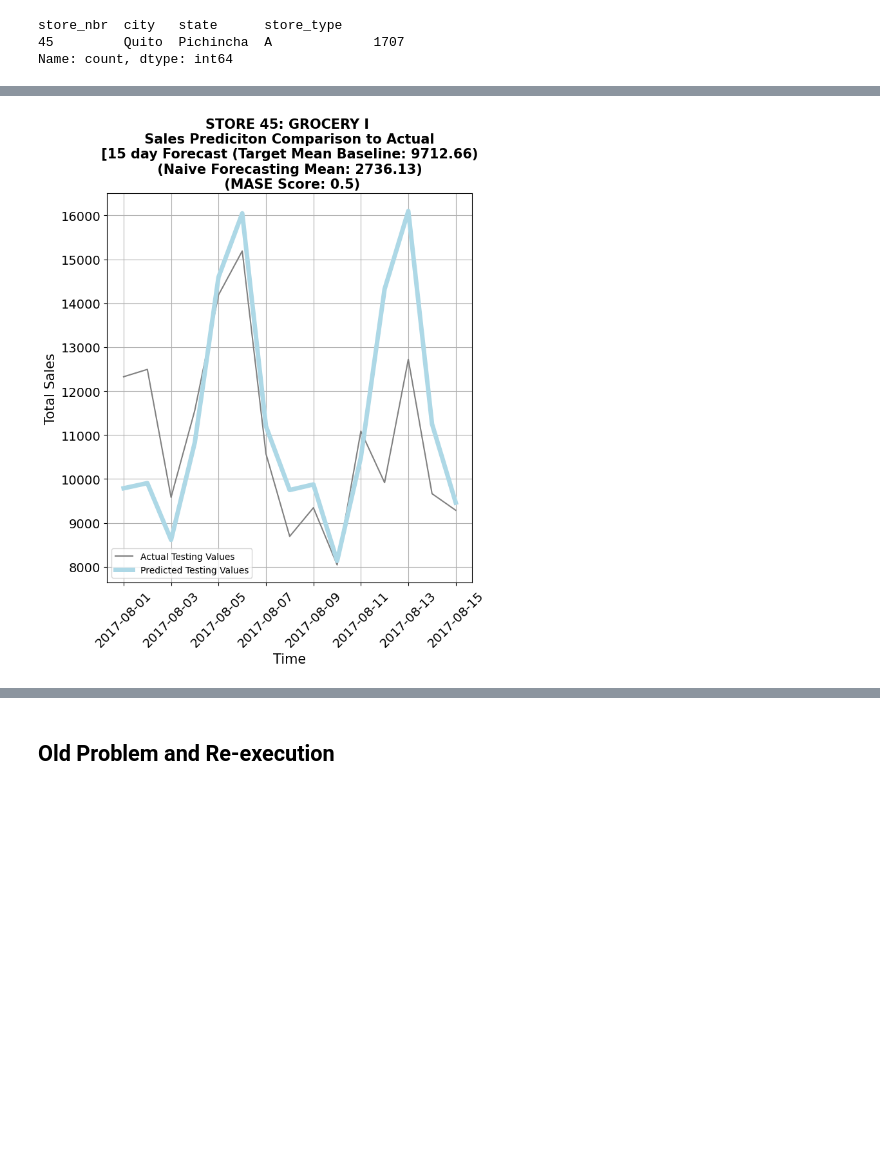
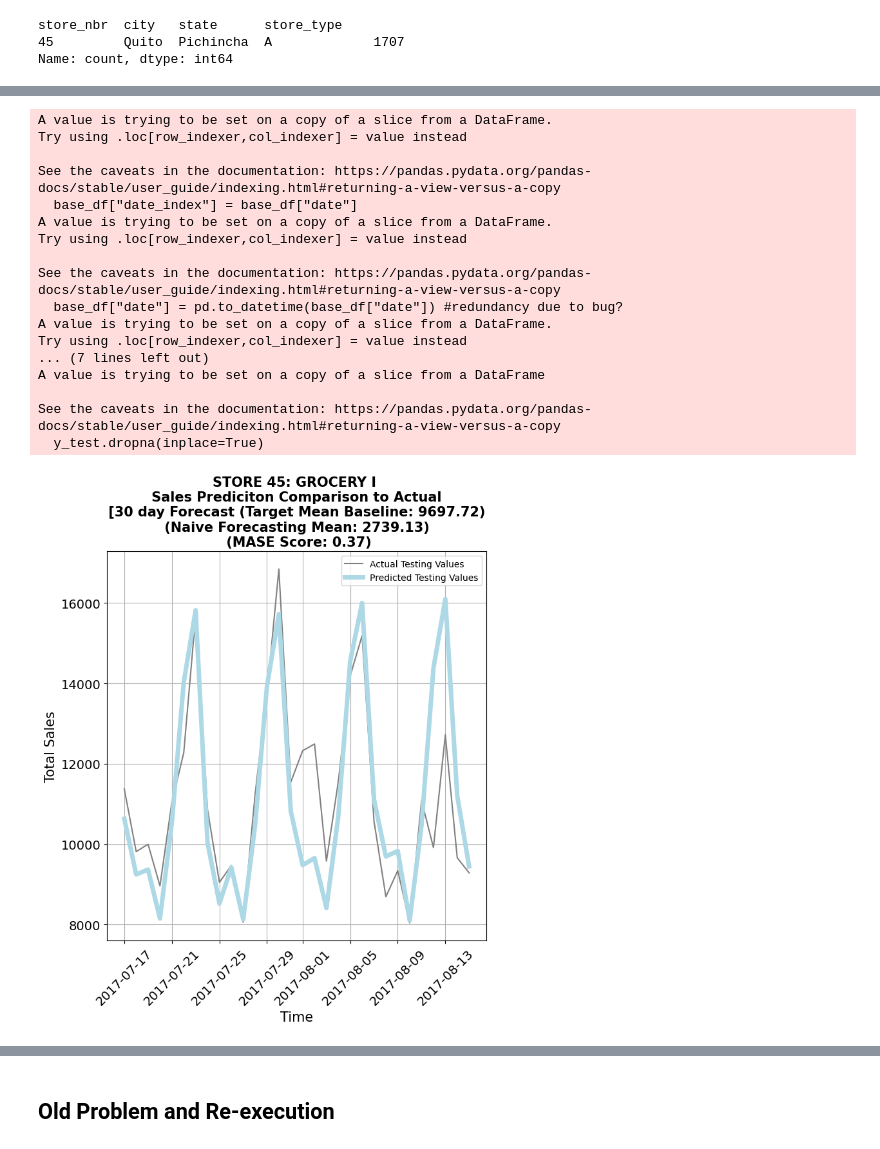
Before and after one commit to chriskuz/favorita_nn_scaling, a Jupyter notebook: src/project_notebook.ipynb, the cells around one changed output, grey strips where cells are left out. Saved outputs shown, nothing was run; the diff lists cells and outputs as text; code cells hidden in the pictures; blank space fills up the shorter version.

Commit message:
included all antiquated sarimax modeling. refactored the data processing pipeline. mildly adjusted the antiquated pipeline.

```diff
--- a/src/project_notebook.ipynb
+++ b/src/project_notebook.ipynb
@@ -593,3 +570,71 @@ plt.savefig(f"../new_images/{last_n_dates}_day_model.png", format="png", dpi=300
 # %%
+first_n_dates=30
+last_n_dates=30 #30 days visually adhere's well
+
+X_train, y_train, X_test, y_test = antiquated_data_processing_pipeline.single_model_pre_process(base_df, model_filter=[45, "GROCERY I"], first_n_dates=first_n_dates, last_n_dates=last_n_dates)
+
+# Basic model setup
+model = SARIMAX(
+    y_train,                     # Target variable
+    order=(1, 0, 2),                    # Default ARIMA order
+    seasonal_order=(1, 0, 2, 7),        # Default seasonal order (no seasonality)
+    exog=X_train        # Optional: Exogenous variables
+)
+model_fit = model.fit(disp=False)
+
+forecast = model_fit.predict(start=y_test.index[0], end=y_test.index[-1], exog=X_test)
+
+y_test_clipped = np.maximum(y_test, 0)
+forecast_clipped = np.maximum(forecast, 0)
+
+
+
+VALUE_COLORS = {
+    "y_pred":"blue",
+    "y_test":"gray",
+    "y_train":"lightblue"
+}
+
+target_mean = y_train.mean()
+naive_forecasting_mean = project_metrics.calculate_mase_scale_factor(y_train)
+mase_score = project_metrics.calculate_mase_score(y_test, forecast, naive_forecasting_mean)
+
+
+
+plt.figure(figsize=(7.16, 8.8)) #(figsize=(25,10)) #figsize=(11.69,8.27))
+
+
+plt.plot(y_test_clipped.index, y_test_clipped, color="gray", label="Actual Testing Values")
+plt.plot(forecast_clipped.index, forecast_clipped, color="lightblue", label="Predicted Testing Values", linewidth=5)
+
+plt.title(f"STORE 45: GROCERY I \n Sales Prediciton Comparison to Actual \n [{last_n_dates} day Forecast (Target Mean Baseline: {np.round(target_mean, decimals=2)}) \n (Naive Forecasting Mean: {np.round(naive_forecasting_mean, decimals=2)}) \n (MASE Score: {np.round(mase_score, decimals=2)})", fontweight="bold", size=15)
+plt.xlabel("Time", size=15)
+plt.ylabel("Total Sales", size=15)
+plt.xticks(size=14, rotation=45)
+plt.yticks(size=14)
+
+
+plt.grid(which="major")
+plt.legend()
+plt.tight_layout()
+
+plt.savefig(f"../new_images/{last_n_dates}_day_model.png", format="png", dpi=300)
 # %% [output]
+A value is trying to be set on a copy of a slice from a DataFrame.
+Try using .loc[row_indexer,col_indexer] = value instead
+
+See the caveats in the documentation: https://pandas.pydata.org/pandas-docs/stable/user_guide/indexing.html#returning-a-view-versus-a-copy
+  base_df["date_index"] = base_df["date"]
+A value is trying to be set on a copy of a slice from a DataFrame.
+Try using .loc[row_indexer,col_indexer] = value instead
+
+See the caveats in the documentation: https://pandas.pydata.org/pandas-docs/stable/user_guide/indexing.html#returning-a-view-versus-a-copy
+  base_df["date"] = pd.to_datetime(base_df["date"]) #redundancy due to bug?
+A value is trying to be set on a copy of a slice from a DataFrame.
+Try using .loc[row_indexer,col_indexer] = value instead
+... (7 lines left out)
+A value is trying to be set on a copy of a slice from a DataFrame
+
+See the caveats in the documentation: https://pandas.pydata.org/pandas-docs/stable/user_guide/indexing.html#returning-a-view-versus-a-copy
+  y_test.dropna(inplace=True)
-[figure, old version]
+[figure, new version]
```
Also changed, not shown: parts of 16 cells of this notebook, 2 other files.
